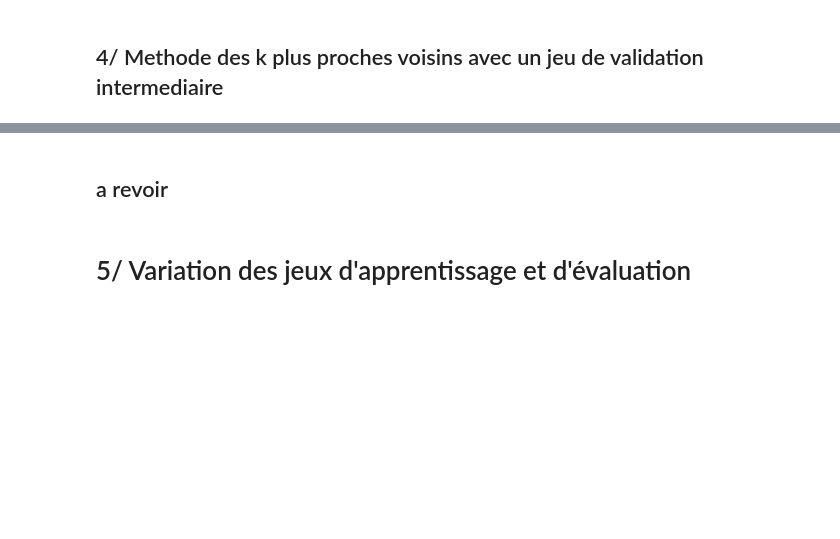
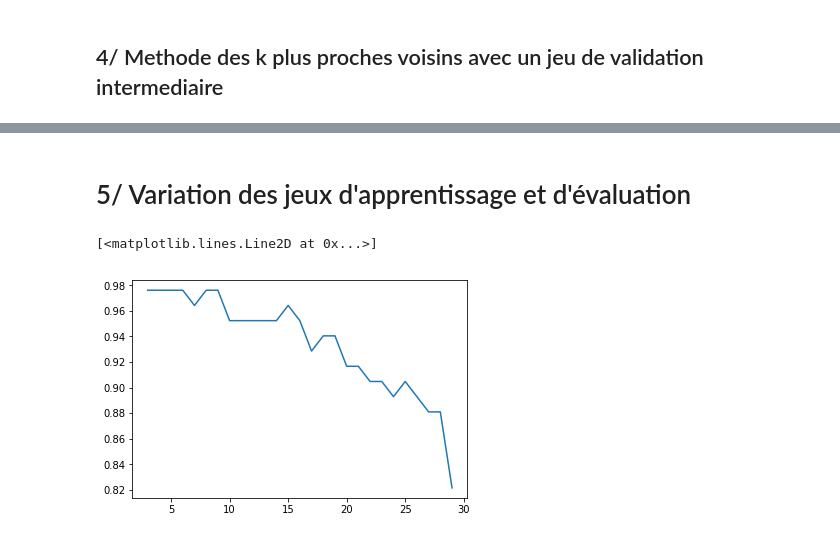
Before and after one commit to Anty45/Clustering-par-Knn, a Jupyter notebook: TP 1 ML Iris.ipynb, the cells around one changed output, grey strips where cells are left out. Drawn from its saved outputs; the diff is of its cells as text; code cells hidden in the pictures; blank space fills up the shorter version.

```diff
--- a/TP 1 ML Iris.ipynb
+++ b/TP 1 ML Iris.ipynb
@@ -240,4 +240,2 @@ plt.plot(k_values,perf_app,'b')
-# %% [markdown]
-## a revoir
 # %% [markdown]
 # 5/ Variation des jeux d'apprentissage et d'évaluation
@@ -245,0 +242,32 @@ from sklearn.model_selection import KFold
+# %%
+from sklearn.model_selection  import KFold
+
+kf = KFold(n_splits=3)
+
+perf_val = [[],[],[]]
+decoupage = 0
+
+for train, val in kf.split(Xa):
+    x_train = Xa[train,:]
+    y_train = Ya[train]
+    x_val = Xa[val,:]
+    y_val = Ya[val]
+
+
+
+    for k in k_values:
+        knn = KNeighborsClassifier(k)
+        knn.fit(x_train,y_train)
+        perf_val[decoupage].append(knn.score(x_val, y_val))
+    decoupage += 1
+# %%
+perf_globale = np.zeros((len(k_values),1))
+for i in range(0,len(k_values)):
+    perf_globale[i] = perf_val[0][i] + perf_val[1][i] + perf_val[2][i]
+    perf_globale[i] /= 3
+# %%
+best_perf = np.argmax(perf_globale)
+plt.plot(k_values,perf_globale)
+# %% [output]
+[<matplotlib.lines.Line2D at 0x...>]
+[figure, added]
```
Also changed, not shown: parts of 8 cells of this notebook.
